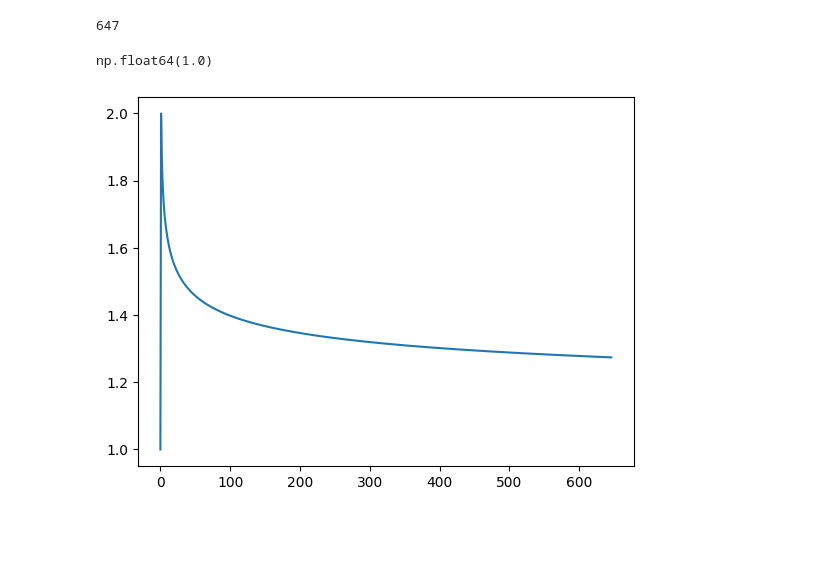
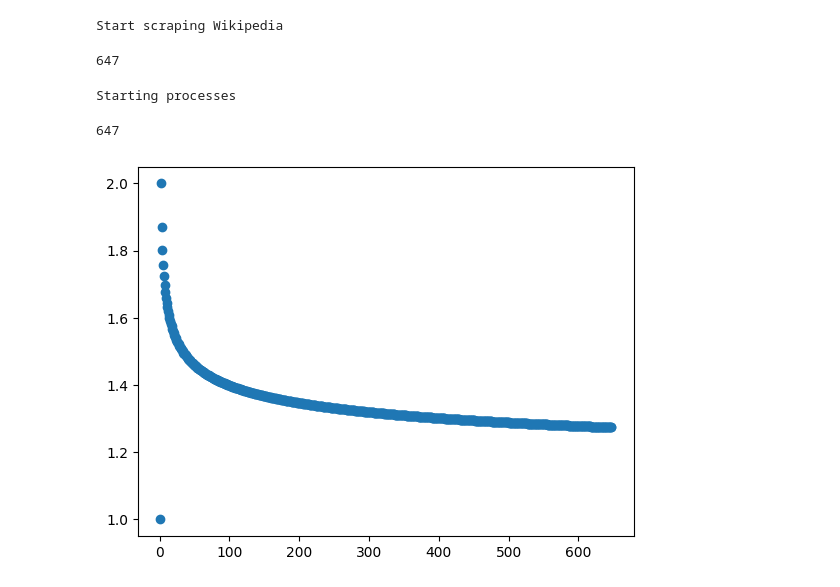
Before and after one commit to YVishere/wiki-model, a Jupyter notebook: something.ipynb, the cells around one changed output. Drawn from its saved outputs; the diff is of its cells as text; code cells hidden in the pictures; blank space fills up the shorter version.

```diff
--- a/something.ipynb
+++ b/something.ipynb
@@ -75,0 +8,12 @@ weights = np.append(weights, basew)
+# %%
+data = Scraper.startScraping(subject, result)
+len(data)
+# %% [output]
+Start scraping Wikipedia
+647
+# %%
+out = Slave.main(data)
+len(out)
+# %% [output]
+Starting processes
+647
@@ -78,22 +24,19 @@ def new_weights(w, ind,k):
     toRet = (w*ind**(-1/k)) + 1
     return toRet
 # %%
-for i in range(1, len(uarr)):
-    nw = new_weights(basew, i, 5)
-    weights = np.append(weights, nw)
+basewX = np.array([1])
+wX = np.array([])
+wX = np.append(wX, basewX)
+
+#Processing weights
+for i in range(1, len(data)):
+    nw = new_weights(basewX, i, 5)
+    wX = np.append(wX, nw)
 # %%
 import matplotlib.pyplot as plt
-# %%
-len(weights)
-# %% [output]
-647
-# %%
-weights[0]
-# %% [output]
-np.float64(1.0)
 # %%
-plt.plot(range(0, len(weights)), weights)
+plt.scatter(range(1, len(data)+1), wX)
 plt.show()
 plt.close()
 # %% [output]
-[figure, old version]
+[figure, new version]
```
Also changed, not shown: parts of 21 cells of this notebook, 1 other file.
